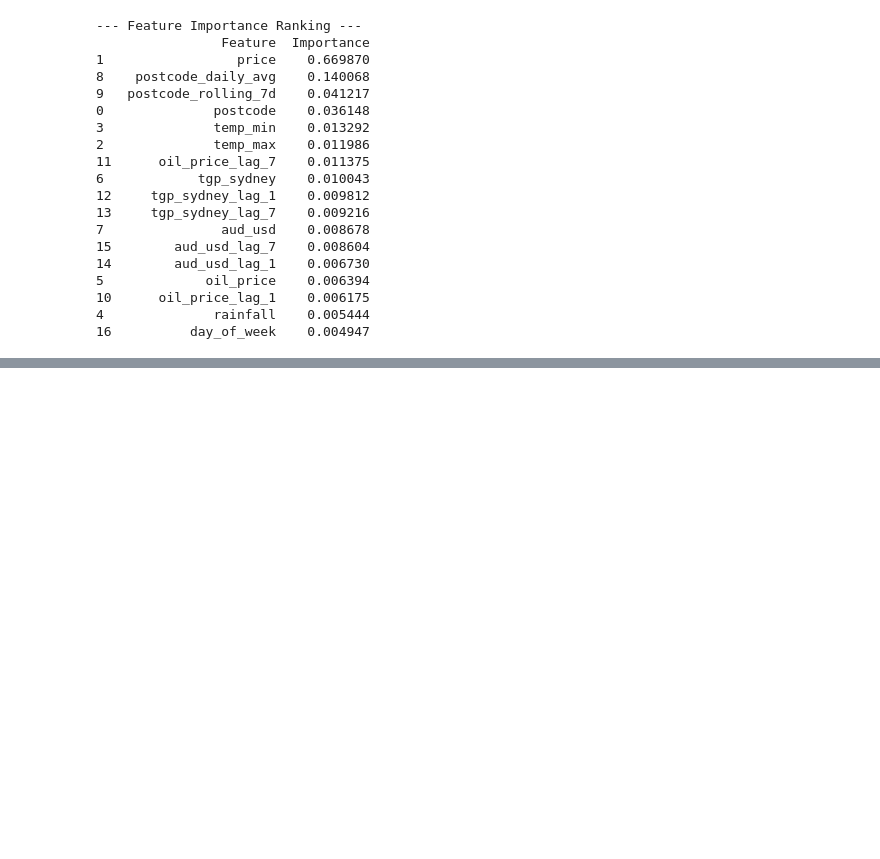
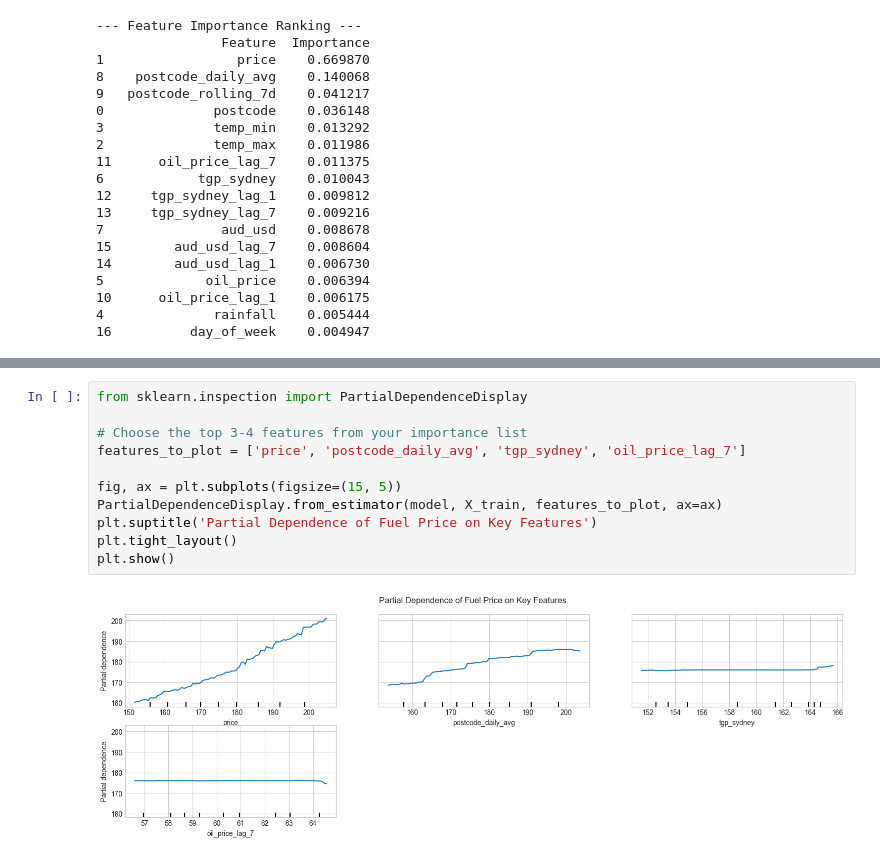
Before and after one commit to tim-fan1/engg2112, a Jupyter notebook: main.ipynb, the cells around one changed output, grey strips where cells are left out. Drawn from its saved outputs; the diff is of its cells as text; blank space fills up the shorter version.

```diff
--- a/main.ipynb
+++ b/main.ipynb
@@ -109,0 +152,13 @@ print(feature_importance_df)
+# %%
+from sklearn.inspection import PartialDependenceDisplay
+
+# Choose the top 3-4 features from your importance list
+features_to_plot = ['price', 'postcode_daily_avg', 'tgp_sydney', 'oil_price_lag_7']
+
+fig, ax = plt.subplots(figsize=(15, 5))
+PartialDependenceDisplay.from_estimator(model, X_train, features_to_plot, ax=ax)
+plt.suptitle('Partial Dependence of Fuel Price on Key Features')
+plt.tight_layout()
+plt.show()
+# %% [output]
+[figure, added]
```
Also changed, not shown: parts of 6 cells of this notebook.
